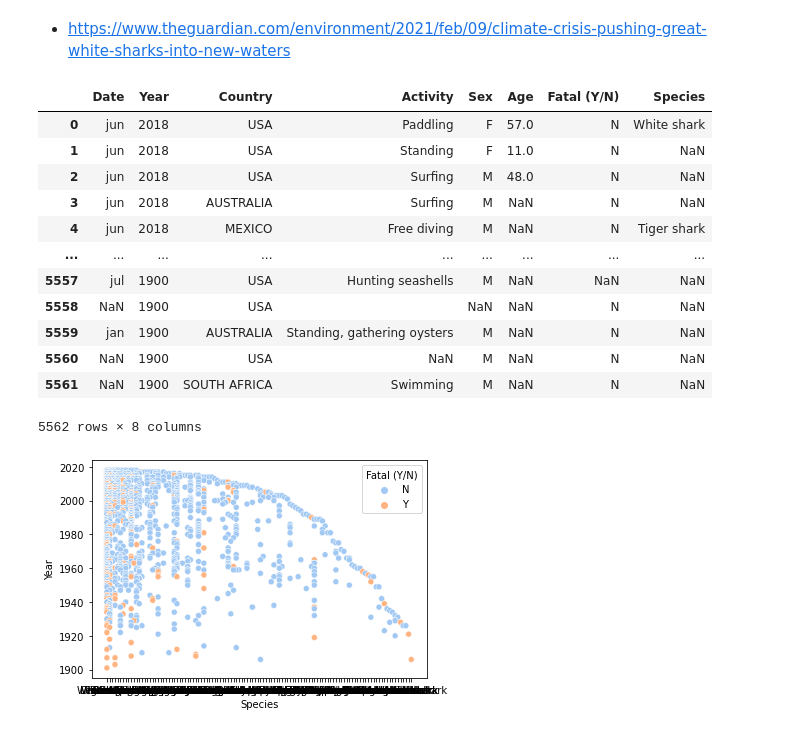
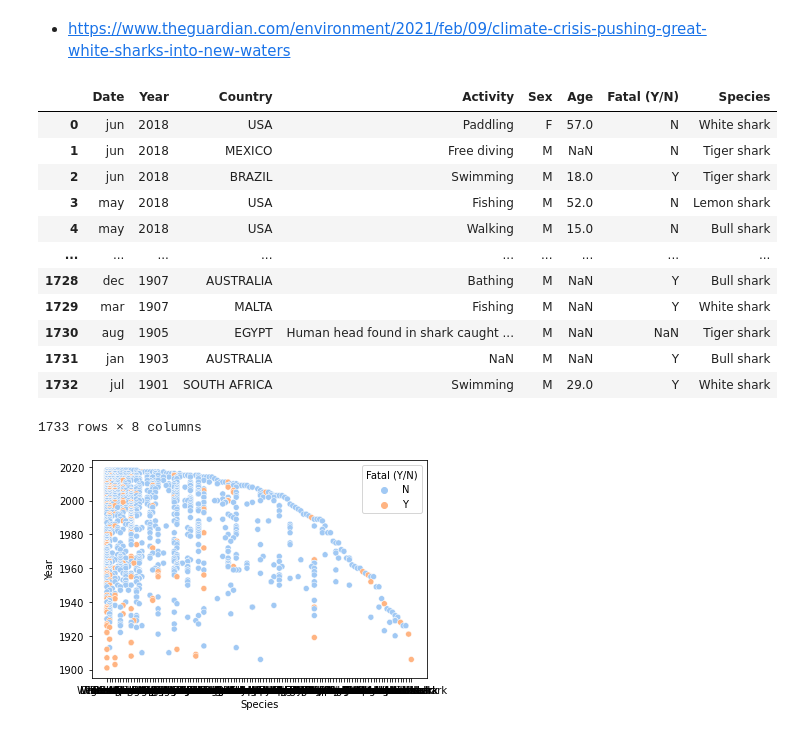
Before and after one commit to Hugocodesdude/Project_1, a Jupyter notebook: Project_1_Data_Vis.ipynb, the cells around one changed output. Saved outputs shown, nothing was run; the diff lists cells and outputs as text; code cells hidden in the pictures.

```diff
--- a/Project_1_Data_Vis.ipynb
+++ b/Project_1_Data_Vis.ipynb
@@ -23,19 +23,19 @@ clean_data_set = pd.read_csv("./data/df_clean_nan.csv")
-# %%
-clean_data_set
-# %% [output]
-|  | Date | Year | Country | Activity | Sex | Age | Fatal (Y/N) | Species |
-| 0 | jun | 2018 | USA | Paddling | F | 57.0 | N | White shark |
-| 1 | jun | 2018 | USA | Standing | F | 11.0 | N | NaN |
-| 2 | jun | 2018 | USA | Surfing | M | 48.0 | N | NaN |
-| 3 | jun | 2018 | AUSTRALIA | Surfing | M | NaN | N | NaN |
-| 4 | jun | 2018 | MEXICO | Free diving | M | NaN | N | Tiger shark |
-| ... | ... | ... | ... | ... | ... | ... | ... | ... |
-| 5557 | jul | 1900 | USA | Hunting seashells | M | NaN | NaN | NaN |
-| 5558 | NaN | 1900 | USA |  | NaN | NaN | N | NaN |
-| 5559 | jan | 1900 | AUSTRALIA | Standing, gathering oysters | M | NaN | N | NaN |
-| 5560 | NaN | 1900 | USA | NaN | M | NaN | N | NaN |
-| 5561 | NaN | 1900 | SOUTH AFRICA | Swimming | M | NaN | N | NaN |
-5562 rows × 8 columns
+# %%
+new_df
+# %% [output]
+|  | Date | Year | Country | Activity | Sex | Age | Fatal (Y/N) | Species |
+| 0 | jun | 2018 | USA | Paddling | F | 57.0 | N | White shark |
+| 1 | jun | 2018 | MEXICO | Free diving | M | NaN | N | Tiger shark |
+| 2 | jun | 2018 | BRAZIL | Swimming | M | 18.0 | Y | Tiger shark |
+| 3 | may | 2018 | USA | Fishing | M | 52.0 | N | Lemon shark |
+| 4 | may | 2018 | USA | Walking | M | 15.0 | N | Bull shark |
+| ... | ... | ... | ... | ... | ... | ... | ... | ... |
+| 1728 | dec | 1907 | AUSTRALIA | Bathing | M | NaN | Y | Bull shark |
+| 1729 | mar | 1907 | MALTA | Fishing | M | NaN | Y | White shark |
+| 1730 | aug | 1905 | EGYPT | Human head found in shark caught ... | M | NaN | NaN | Tiger shark |
+| 1731 | jan | 1903 | AUSTRALIA | NaN | M | NaN | Y | Bull shark |
+| 1732 | jul | 1901 | SOUTH AFRICA | Swimming | M | 29.0 | Y | White shark |
+1733 rows × 8 columns
 # %%
 sns.scatterplot(x="Species", y= "Year" , hue="Fatal (Y/N)", data=clean_data_set, palette="pastel");
 # %% [output]
```
Also changed, not shown: parts of 2 cells of this notebook, 2 other files.
